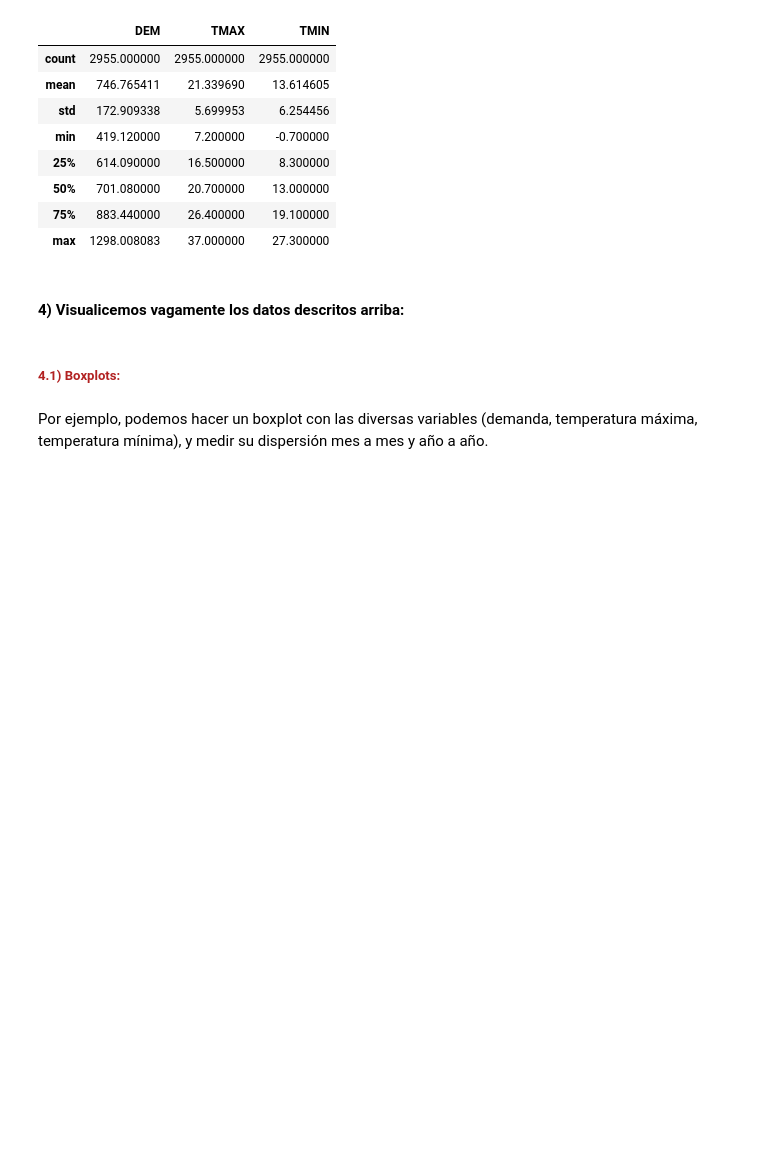
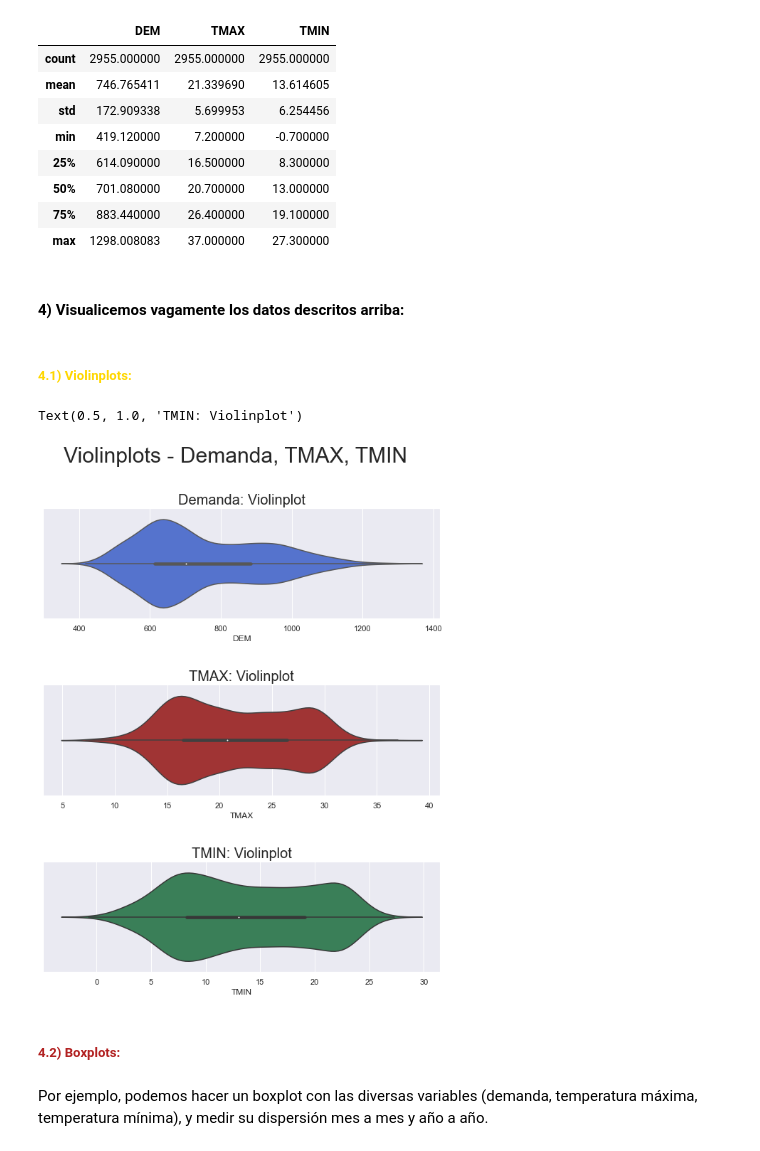
Before and after one commit to SeroviICAI/TRABAJO-1-ESTADISTICA-DESCRIPTIVA, a Jupyter notebook: notebooks/demanda_temperatura.ipynb, the cells around one changed output. Drawn from its saved outputs; the diff is of its cells as text; code cells hidden in the pictures; blank space fills up the shorter version.

Commit message:
Nuevos violinplots

```diff
--- a/notebooks/demanda_temperatura.ipynb
+++ b/notebooks/demanda_temperatura.ipynb
@@ -101,8 +101,36 @@ dataframe.describe(include=[float])
 | max | 1298.008083 | 37.000000 | 27.300000 |
 # %% [markdown]
 #### **4) Visualicemos vagamente los datos descritos arriba:**
+# %% [markdown]
+##### **<span style="color:gold">4.1) Violinplots:</span>**
+# %%
+import seaborn as sns
+fig, (ax1, ax2, ax3) = plt.subplots(3, figsize=(10, 12))
+
+fig.subplots_adjust(hspace = 0.6)
+
+DEM_violinplot = sns.violinplot(x=dataframe["DEM"],
+                                color = 'royalblue',
+                                ax = ax1)
+TMAX_violinplot = sns.violinplot(x=dataframe["TMAX"],
+                                 color= 'firebrick',
+                                 ax = ax2)
+TMIN_violinplot = sns.violinplot(x=dataframe["TMIN"],
+                                 color= 'seagreen',
+                                 ax = ax3)
+
+plt.suptitle('Violinplots - Demanda, TMAX, TMIN', fontsize = 30)
+ax1.set_title('Demanda: Violinplot', fontsize = 20)
+ax2.set_title('TMAX: Violinplot', fontsize = 20)
+ax3.set_title('TMIN: Violinplot', fontsize = 20)
+
+plt.savefig('../reports/figures/Violinplots - Demanda, TMAX, TMIN.png', bbox_inches='tight')
+plt.show
+# %% [output]
+Text(0.5, 1.0, 'TMIN: Violinplot')
+[figure, added]
 # %% [markdown]
-##### **<span style="color:firebrick">4.1) Boxplots:</span>**
+##### **<span style="color:firebrick">4.2) Boxplots:</span>**
 # %% [markdown]
 Por ejemplo, podemos hacer un boxplot con las diversas variables (demanda, temperatura máxima, temperatura mínima), y medir su dispersión mes a mes y año a año.
 # %% [markdown]
```
Also changed, not shown: parts of 8 cells of this notebook, 8 other files.
